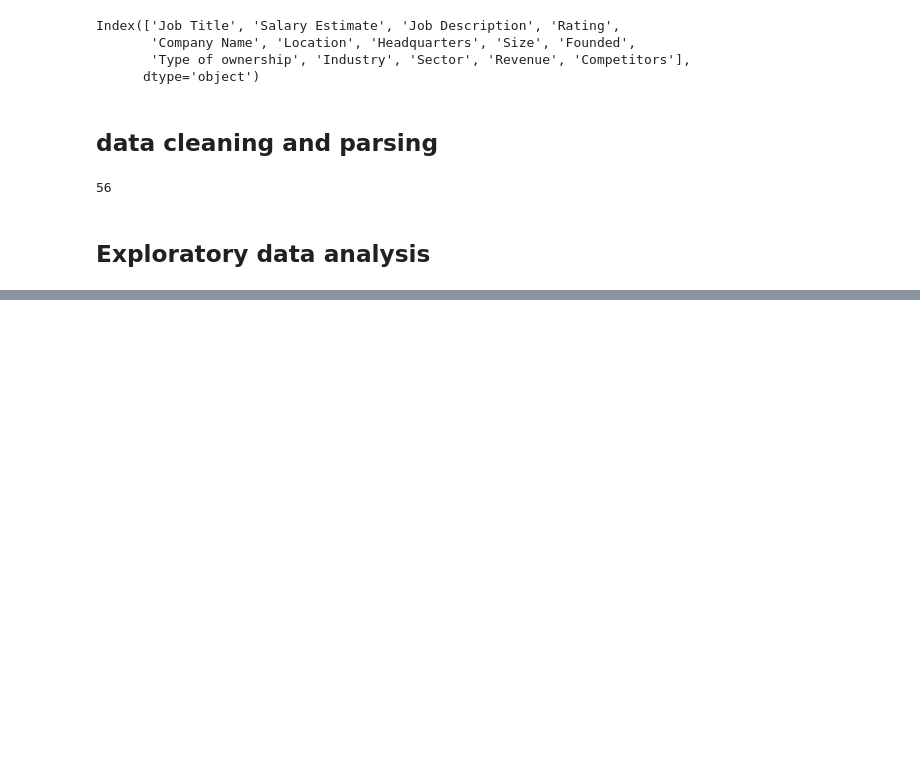
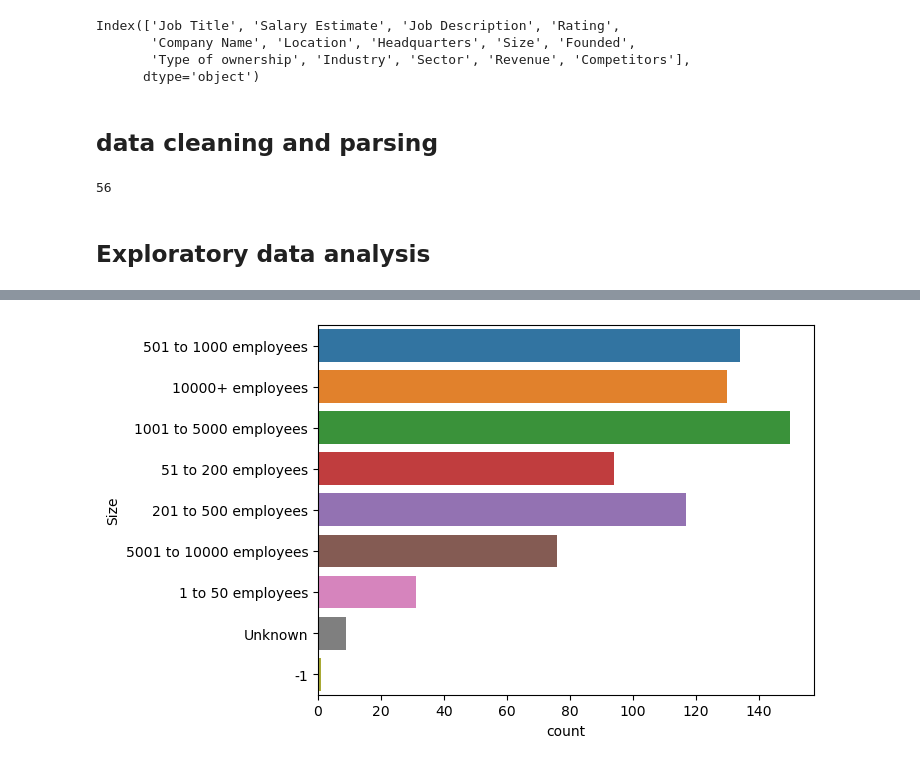
Before and after one commit to Istiaq-Fuad/glassdor_jobs_analysis, a Jupyter notebook: report.ipynb, the cells around one changed output, grey strips where cells are left out. Drawn from its saved outputs; the diff is of its cells as text; code cells hidden in the pictures; blank space fills up the shorter version.

```diff
--- a/report.ipynb
+++ b/report.ipynb
@@ -53,0 +157,5 @@ df.powerBI_yn.sum()
+# %%
+sns.countplot(data = df, y = 'Size')
+plt.show()
+# %% [output]
+[figure, added]
```
Also changed, not shown: parts of 15 cells of this notebook.
